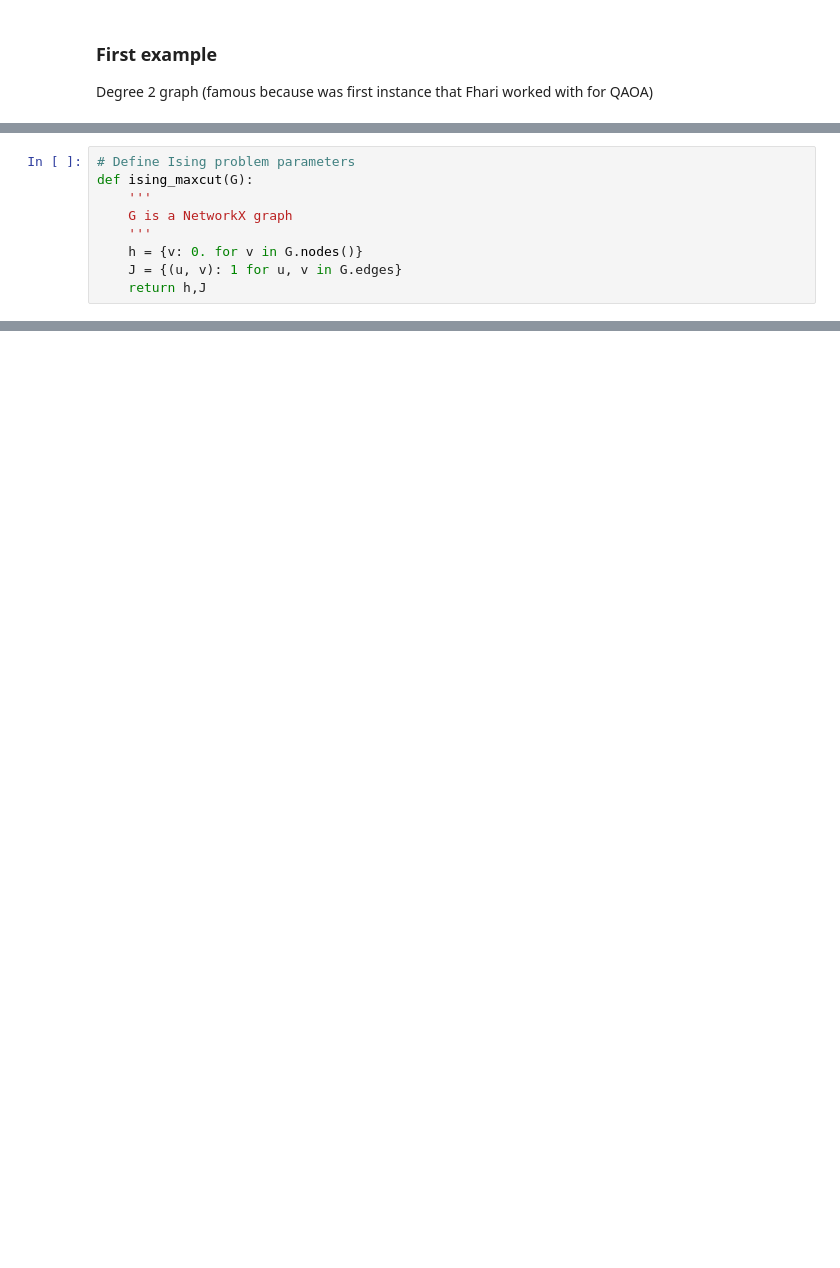
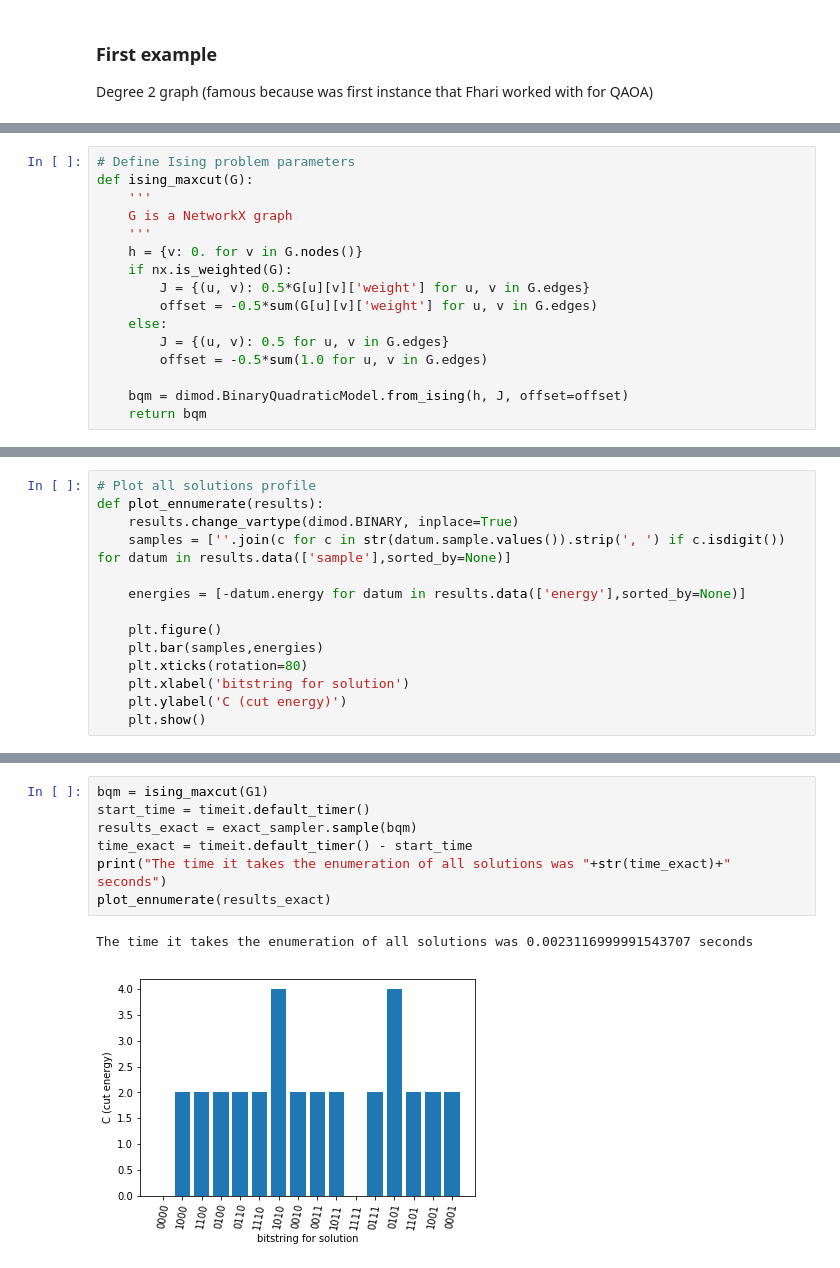
Before and after one commit to bernalde/11860_project_qaoa, a Jupyter notebook: qa_dwave.ipynb, the cells around one changed output, grey strips where cells are left out. Saved outputs shown, nothing was run; the diff lists cells and outputs as text; blank space fills up the shorter version.

Commit message:
Updating repository results and gitignore

```diff
--- a/qa_dwave.ipynb
+++ b/qa_dwave.ipynb
@@ -84,5 +92,12 @@ def ising_maxcut(G):
     G is a NetworkX graph
     '''
     h = {v: 0. for v in G.nodes()}
-    J = {(u, v): 1 for u, v in G.edges}
-    return h,J
+    if nx.is_weighted(G):
+        J = {(u, v): 0.5*G[u][v]['weight'] for u, v in G.edges}
+        offset = -0.5*sum(G[u][v]['weight'] for u, v in G.edges)
+    else:
+        J = {(u, v): 0.5 for u, v in G.edges}
+        offset = -0.5*sum(1.0 for u, v in G.edges)
+
+    bqm = dimod.BinaryQuadraticModel.from_ising(h, J, offset=offset)
+    return bqm
@@ -101,0 +104,14 @@ SampleSet(rec.array([([-1, -1, -1, -1],  4., 1), ([ 1, -1, -1, -1],  0., 1),
+# %%
+# Plot all solutions profile
+def plot_ennumerate(results):
+    results.change_vartype(dimod.BINARY, inplace=True)
+    samples = [''.join(c for c in str(datum.sample.values()).strip(', ') if c.isdigit()) for datum in results.data(['sample'],sorted_by=None)]
+
+    energies = [-datum.energy for datum in results.data(['energy'],sorted_by=None)]
+
+    plt.figure()
+    plt.bar(samples,energies)
+    plt.xticks(rotation=80)
+    plt.xlabel('bitstring for solution')
+    plt.ylabel('C (cut energy)')
+    plt.show()
@@ -101,0 +153,10 @@ SampleSet(rec.array([([-1, -1, -1, -1],  4., 1), ([ 1, -1, -1, -1],  0., 1),
+# %%
+bqm = ising_maxcut(G1)
+start_time = timeit.default_timer()
+results_exact = exact_sampler.sample(bqm)
+time_exact = timeit.default_timer() - start_time
+print("The time it takes the enumeration of all solutions was "+str(time_exact)+" seconds")
+plot_ennumerate(results_exact)
+# %% [output]
+The time it takes the enumeration of all solutions was 0.0023116999991543707 seconds
+[figure, added]
```
Also changed, not shown: parts of 31 cells of this notebook, 4 other files.
